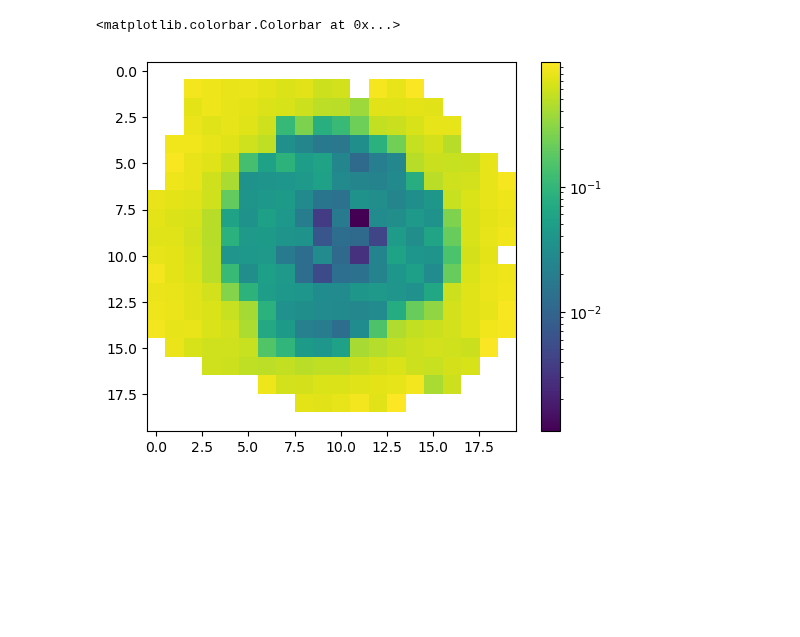
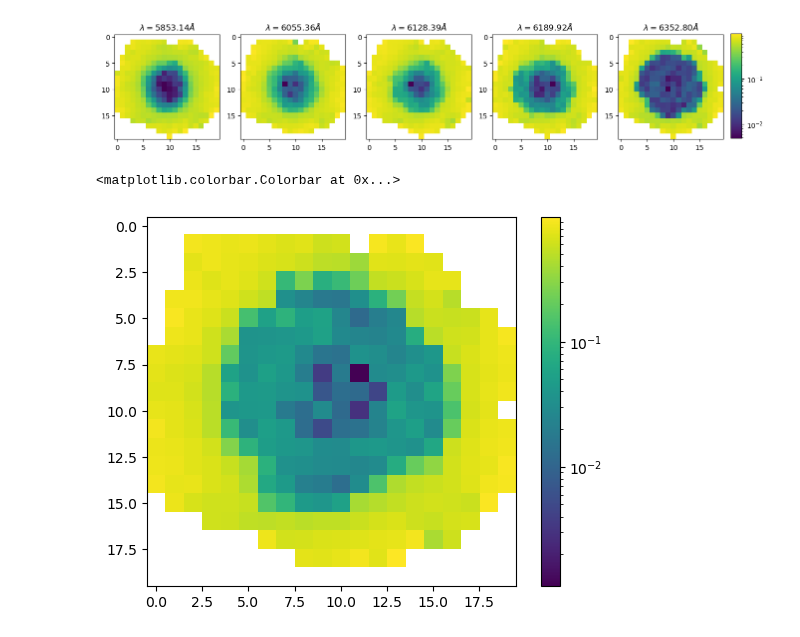
Before and after one commit to AlexGKim/II, a Jupyter notebook: polar.ipynb, the cells around one changed output. Cells and saved outputs as stored; diff of their text form; code cells hidden in the pictures; blank space fills up the shorter version.

```diff
--- a/polar.ipynb
+++ b/polar.ipynb
@@ -30,3 +32,17 @@ plt.plot(lam,Ptot)
+# %%
+wls = [5850,6055,6128,6189,6355.12]
+idxs = [ numpy.abs(lam - l).argmin() for l in wls]
+fig,axs = plt.subplots(1,5, figsize=(15, 3))
+for i, idx in enumerate(idxs):
+    im=axs[i].imshow(Polarization[idx,:,:],norm=LogNorm())
+    axs[i].set_title(r'$\lambda={:.2f}\AA$'.format(lam[idx]))
+
+fig.subplots_adjust(right=0.94)
+cbar_ax = fig.add_axes([0.95, 0.15, 0.015, 0.7])
+fig.colorbar(im, cax=cbar_ax)
+plt.savefig('P.pdf')
+# %% [output]
+[figure, added]
 # %%
 plt.imshow(Polarization[40,:,:],norm=LogNorm())
 plt.colorbar()
```
Also changed, not shown: parts of 1 cell of this notebook.
